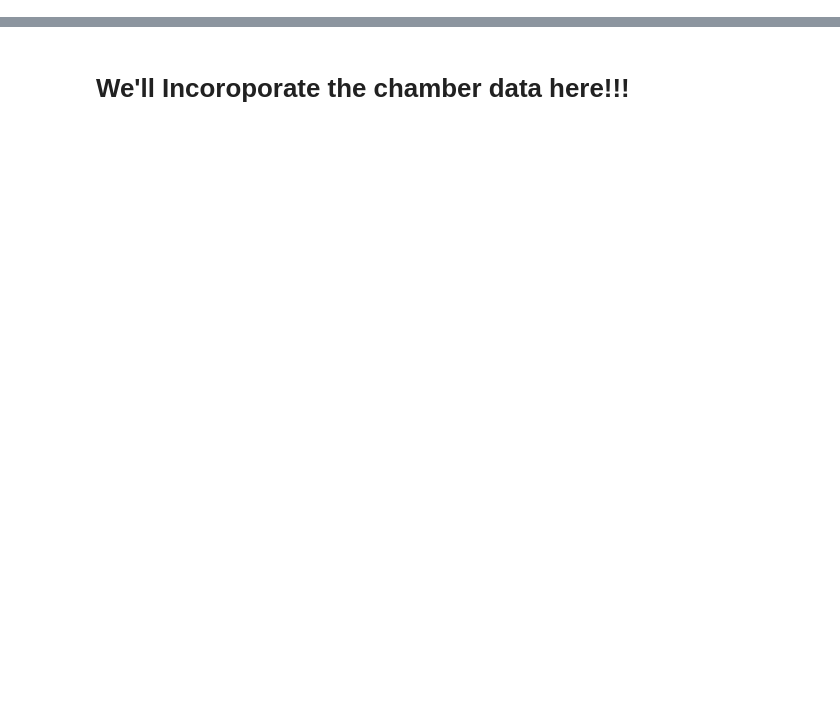
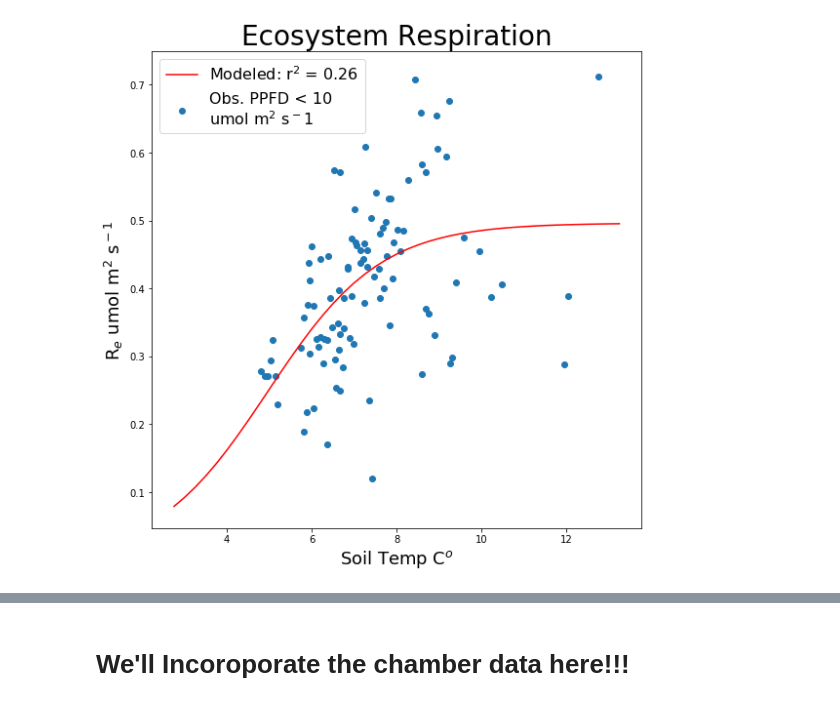
Before and after one commit to June-Skeeter/Illisarvik_Processing, a Jupyter notebook: Compiler.ipynb, the cells around one changed output, grey strips where cells are left out. Drawn from its saved outputs; the diff is of its cells as text; code cells hidden in the pictures; blank space fills up the shorter version.

```diff
--- a/Compiler.ipynb
+++ b/Compiler.ipynb
@@ -16,30 +16,110 @@ from sklearn import metrics
 import Data_Processor as DP
 import importlib
 importlib.reload(DP)
 
 Root = 'C:/Illisarvik/'
 
 Flux_Path = Root+'Flux_Results/eddypro_Illisarvik_full_output_2017-03-08T142621.csv'
 BL_Path = Root+'SlowMet/BL_Data.csv'
 Met_Path = Root+'SlowMet/CR1000_Table1.DAT'
 Soil_Path = Root+'SoilSensors/SoilData.txt'
 
 Comp = DP.Compile(Flux_Path,BL_Path,Met_Path,Soil_Path)
 
 
 Comp.Rain_Check([0,0])
 
 Comp.Wind_Bins(30)
 
 Comp.QC_Check(2)
 Comp.Spike_Removal(z_thresh=4)
 Comp.StorageCorrection()
 Comp.Wind_Filter(30)
 # Comp.ustar_Bins(15,{'Var':'PPFD_Avg','Thresh':10},{'Var':'ch4_flux','Plot':True},
 #                 {'Repetitions':100,'n_samples':10000})
 Comp.Ustar_Drop()
 
 Data = Comp.Data.copy()
 Data['Temp'] = (Data['Temp1']+Data['Temp2'])/2
 Data['VWC'] = (Data['VWC1']+Data['VWC2'])/2
+Data.loc[Data['VWC']<=.4] = np.nan
 Data.to_csv(Root+'FilteredData' +str(dt.datetime.now()).split(' ')[0]+'.csv')
+# plt.plot(Data['VWC'])#.resample('D').mean())
+
+# import sys
+# # sys.path.append('C:/Users/wesle/Dropbox/Hacks')
+# # import PltHacks as PH
+# import numpy as np
+# import pandas as pd
+# from matplotlib import pyplot as plt
+# # import datetime as dt
+# from scipy import stats
+# from sklearn import metrics
+
+
+def R_func(T,r1,r2,r3):
+    return(1/(r1*r2**T+r3))
+def P_func(PPFD,MQY,PM):
+    cv =.7
+    return(MQY*PPFD + PM - ((MQY*PPFD + PM)**2 - 4*cv*MQY*PPFD*PM)**.5/(2*cv))
+def Line(X,m,b):
+    return(m*X+b)
+
+
+
+
+Data['fco2']=Data['fco2']*1e-6 * 44.0095 *3600
+Dark_Thresh = 10
+Dark = Data[(Data['PPFD_Avg']<=Dark_Thresh)&(Data['fco2']>=0)]
+Dark = Dark[['fco2','PPFD_Avg','Temp','u*','VWC']].dropna()
+# plt.plot(Dark['fco2'])
+
+# print(Dark['fco2'].count())
+
+popt_r, pcov = curve_fit(R_func, Dark['Temp'], Dark['fco2'],p0=( 4.59262144,0.5875255,0.27508822))
+Data['R'] = Data['fco2']
+Data.loc[Data['PPFD_Avg']>10,['R']]=np.nan
+Data['R'] = Data['R'].fillna(R_func(Data['Temp'],*popt_r))
+Data['GPP'] = (Data['R']-Data['fco2'])
+P = Data[Data['PPFD_Avg']>=Dark_Thresh]
+P = P[['GPP','PPFD_Avg']].dropna()
+popt_p, pcov = curve_fit(P_func, P['PPFD_Avg'], P['GPP'],p0=(.003,12))
+Data['GPP'] = Data['GPP'].fillna(P_func(Data['PPFD_Avg'],*popt_p))
+Data['GPP_fill'] = P_func(Data['PPFD_Avg'],*popt_p)
+## Ordered Data for Plotting fits
+Temp = np.arange(Data['Temp'].min(),Data['Temp'].max(),.25)
+PAR = np.arange(Data['PPFD_Avg'].min(),Data['PPFD_Avg'].max(),1)
+
+## Calculate r2
+Rsq_Resp = metrics.explained_variance_score(Dark['fco2'].values,R_func(Dark['Temp'],*popt_r))
+Rsq_GPP = metrics.explained_variance_score(P['GPP'].values,P_func(P['PPFD_Avg'],*popt_p))
+
+fig,axes = plt.subplots(nrows = 1,ncols = 1,figsize = (9,9))
+axes.scatter(Dark['Temp'],Dark['fco2'],label = 'Obs. PPFD < '+str(Dark_Thresh)+'\numol m$^2$ s$^-1$')
+axes.plot(Temp,R_func(Temp,*popt_r),color = 'red',label = 'Modeled: r$^2$ = '+str(np.round(Rsq_Resp,2)))
+axes.legend(loc = 2,fontsize = 16)
+axes.set_ylabel('R$_e$ umol m$^2$ s$^-$$^1$',fontsize = 18)
+axes.set_xlabel('Soil Temp C$^o$',fontsize = 18)
+axes.set_title('Ecosystem Respiration',fontsize = 28)
+plt.show()
+PRed =R_func(Temp,*popt_r)
+print(np.mean(PRed),np.std(PRed)/(PRed.shape[0]**.5)*1.96)#,Dark['fco2'].sem()*1.96)
+
+Dark = Data.loc[Data['PPFD_Avg']<10,['PPFD_Avg','Temp','fco2']].dropna()
+fig,axes = plt.subplots(nrows = 1,ncols = 1,figsize = (9,9))
+axes.scatter(R_func(Dark['Temp'],*popt_r),Dark['fco2'],
+             label = 'Obs. PPFD < '+str(Dark_Thresh)+'\numol m$^2$ s$^-1$')
+axes.grid()
+plt.xlim(0,.8)
+plt.ylim(0,.8)
+
+
+print(metrics.r2_score(Dark['fco2'],R_func(Dark['Temp'],*popt_r)))
+print(metrics.mean_squared_error(Dark['fco2'],R_func(Dark['Temp'],*popt_r))**.5)
+# axes.plot(Temp,R_func(Temp,*popt_r),color = 'red',label = 'Modeled: r$^2$ = '+str(np.round(Rsq_Resp,2)))
+# axes.legend(loc = 2,fontsize = 16)
+# axes.set_ylabel('R$_e$ umol m$^2$ s$^-$$^1$',fontsize = 18)
+# axes.set_xlabel('Soil Temp C$^o$',fontsize = 18)
+# axes.set_title('Ecosystem Respiration',fontsize = 28)
+# %% [output]
+[figure, added]
```
Also changed, not shown: parts of 8 cells of this notebook, 3 other files.
